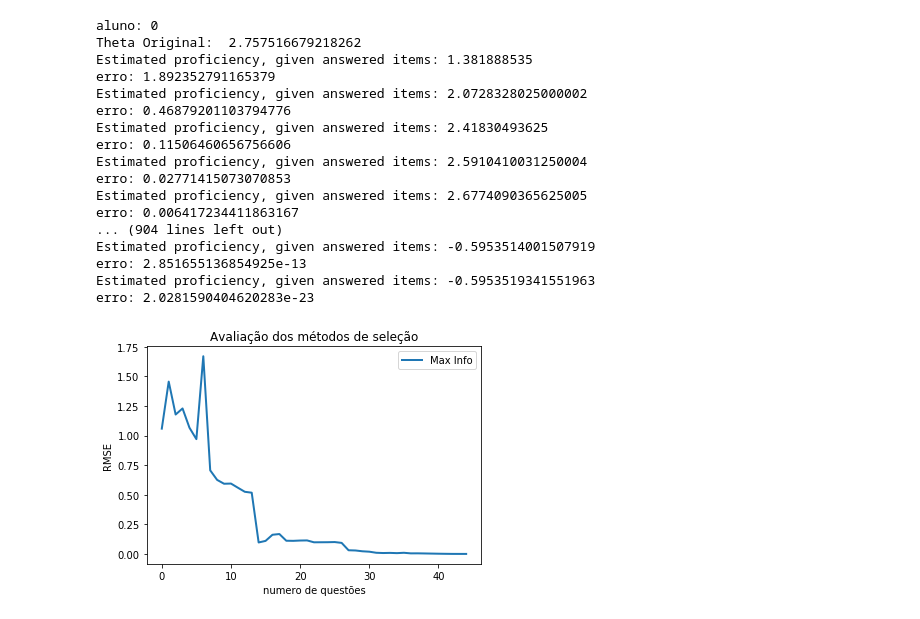
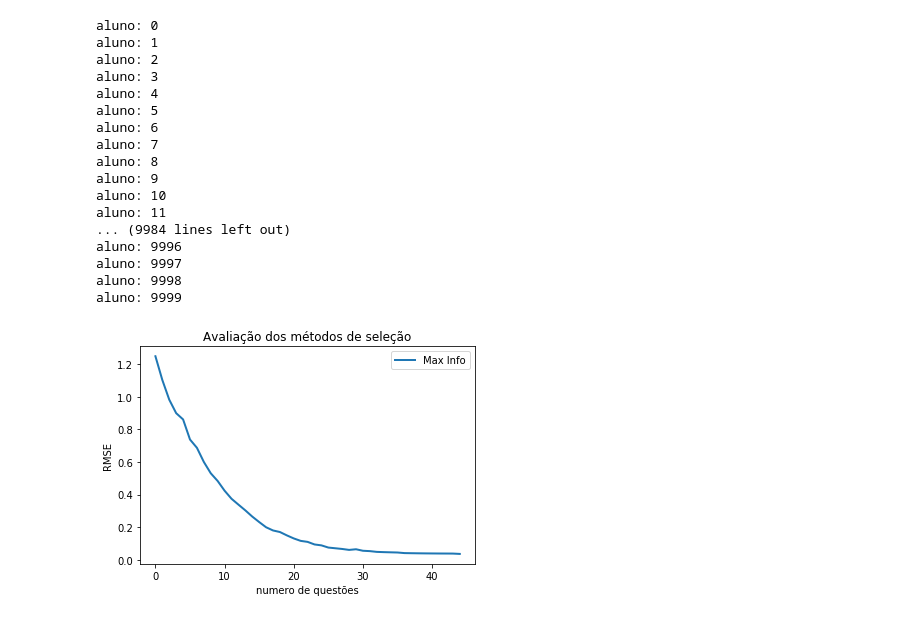
Before and after one commit to patriciagilavert/CAT-RL, a Jupyter notebook: CAT-selecao_itens-v1.ipynb, the cells around one changed output. Saved outputs shown, nothing was run; the diff lists cells and outputs as text; code cells hidden in the pictures.

Commit message:
3 novas bases e outros metodos de seleção

```diff
--- a/CAT-selecao_itens-v1.ipynb
+++ b/CAT-selecao_itens-v1.ipynb
@@ -101,13 +352,13 @@ full_items
 # %%
-alunos = pd.read_excel('C:/Users/patri/Desktop/Base_enem/enem.xlsx')
-param = pd.read_excel('C:/Users/patri/Desktop/Base_enem/parametros.xlsx')
+alunos = pd.read_excel('C:/Users/patri/Desktop/CAT-GYM/file10000.xlsx')
+param = pd.read_excel('C:/Users/patri/Desktop/CAT-GYM/Calibração/parametros.xlsx')
 items = param.iloc[0:45,1:5].to_numpy()
 
 mu = -4
 sigma = 0
 nq = 0
 
-aluno_vet = list(range(0, 9999))
+aluno_vet = list(range(0, 10000))
 
 responses = []
 administered_items = []
@@ -143,52 +394,52 @@ for aluno in aluno_vet:
         administered_items.append(item_index)
         responses.append(correct)
 
         est_theta = estimator.estimate(items=items, administered_items=administered_items, response_vector=responses, est_theta=est_theta)
         #print('Estimated proficiency, given answered items:', est_theta)
         theta_est.append(est_theta)
 
-        erro = abs(ori_theta - est_theta)
-        erro_2 = (ori_theta - est_theta)**2
+        erro = ori_theta - est_theta
+        #erro_2 = (ori_theta - est_theta)**2
         #print('erro:', erro_2)
-        erro_theta.append(erro_2)
+        erro_theta.append(erro)
 
         nq = nq+1
         #print('nq:', nq)
 
     erro_theta = np.reshape(erro_theta,(1,45))
     result = np.concatenate((result, erro_theta), axis=0)
 
 
 # define a legenda e tamanho de linhas
-plt.plot(range(0, 45), np.sqrt(np.mean(result[1:,:],axis=0)), label='Max Info', linewidth=2)
+plt.plot(range(0, 45), np.sqrt(np.mean((result[1:,:])**2,axis=0)), label='Max Info', linewidth=2)
 #plt.plot(range(0, 45), result[2,], label='Aleatorio', linewidth=2)
 
 plt.xlabel('numero de questões')
 plt.ylabel('RMSE')
 plt.title("Avaliação dos métodos de seleção")
 
-np.savetxt('Result_erro_MaxInfoSelector.txt',result)
+np.savetxt('Result_dif_erro_MaxInfoSelector-base10000.txt',result)
 
 # Exibe a legenda e por padrão usa o label de cada plot.
 plt.legend()
 
 plt.show()
 # %% [output]
 aluno: 0
-Theta Original:  2.757516679218262
-Estimated proficiency, given answered items: 1.381888535
-erro: 1.892352791165379
-Estimated proficiency, given answered items: 2.0728328025000002
-erro: 0.46879201103794776
-Estimated proficiency, given answered items: 2.41830493625
-erro: 0.11506460656756606
-Estimated proficiency, given answered items: 2.5910410031250004
-erro: 0.02771415073070853
-Estimated proficiency, given answered items: 2.6774090365625005
-erro: 0.006417234411863167
-... (904 lines left out)
-Estimated proficiency, given answered items: -0.5953514001507919
-erro: 2.851655136854925e-13
-Estimated proficiency, given answered items: -0.5953519341551963
-erro: 2.0281590404620283e-23
+aluno: 1
+aluno: 2
+aluno: 3
+aluno: 4
+aluno: 5
+aluno: 6
+aluno: 7
+aluno: 8
+aluno: 9
+aluno: 10
+aluno: 11
+... (9984 lines left out)
+aluno: 9996
+aluno: 9997
+aluno: 9998
+aluno: 9999
-[figure, old version]
+[figure, new version]
```
Also changed, not shown: parts of 16 cells of this notebook.
